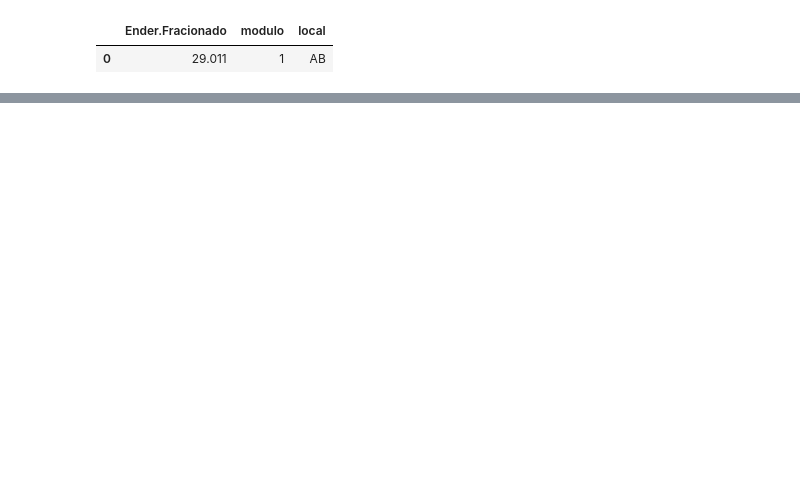
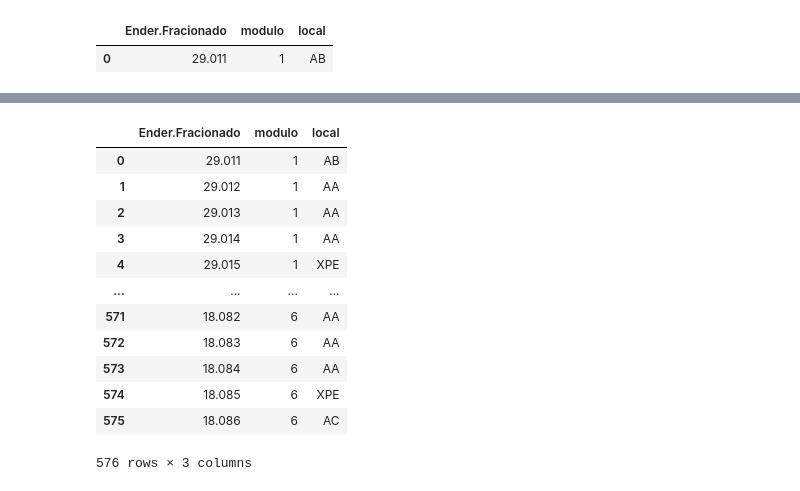
Before and after one commit to renandelamorena/Projeto_Curva_ABC, a Jupyter notebook: testes.ipynb, the cells around one changed output, grey strips where cells are left out. Saved outputs shown, nothing was run; the diff lists cells and outputs as text; code cells hidden in the pictures; blank space fills up the shorter version.

```diff
--- a/testes.ipynb
+++ b/testes.ipynb
@@ -166,0 +128,16 @@ Combinação encontrada: [98494.0, 49607.0, 23908.0, 22152.0, 14076.0, 7052.0, 1
+# %%
+local_frac
+# %% [output]
+|  | Ender.Fracionado | modulo | local |
+| 0 | 29.011 | 1 | AB |
+| 1 | 29.012 | 1 | AA |
+| 2 | 29.013 | 1 | AA |
+| 3 | 29.014 | 1 | AA |
+| 4 | 29.015 | 1 | XPE |
+| ... | ... | ... | ... |
+| 571 | 18.082 | 6 | AA |
+| 572 | 18.083 | 6 | AA |
+| 573 | 18.084 | 6 | AA |
+| 574 | 18.085 | 6 | XPE |
+| 575 | 18.086 | 6 | AC |
+576 rows × 3 columns
```
Also changed, not shown: parts of 13 cells of this notebook.
